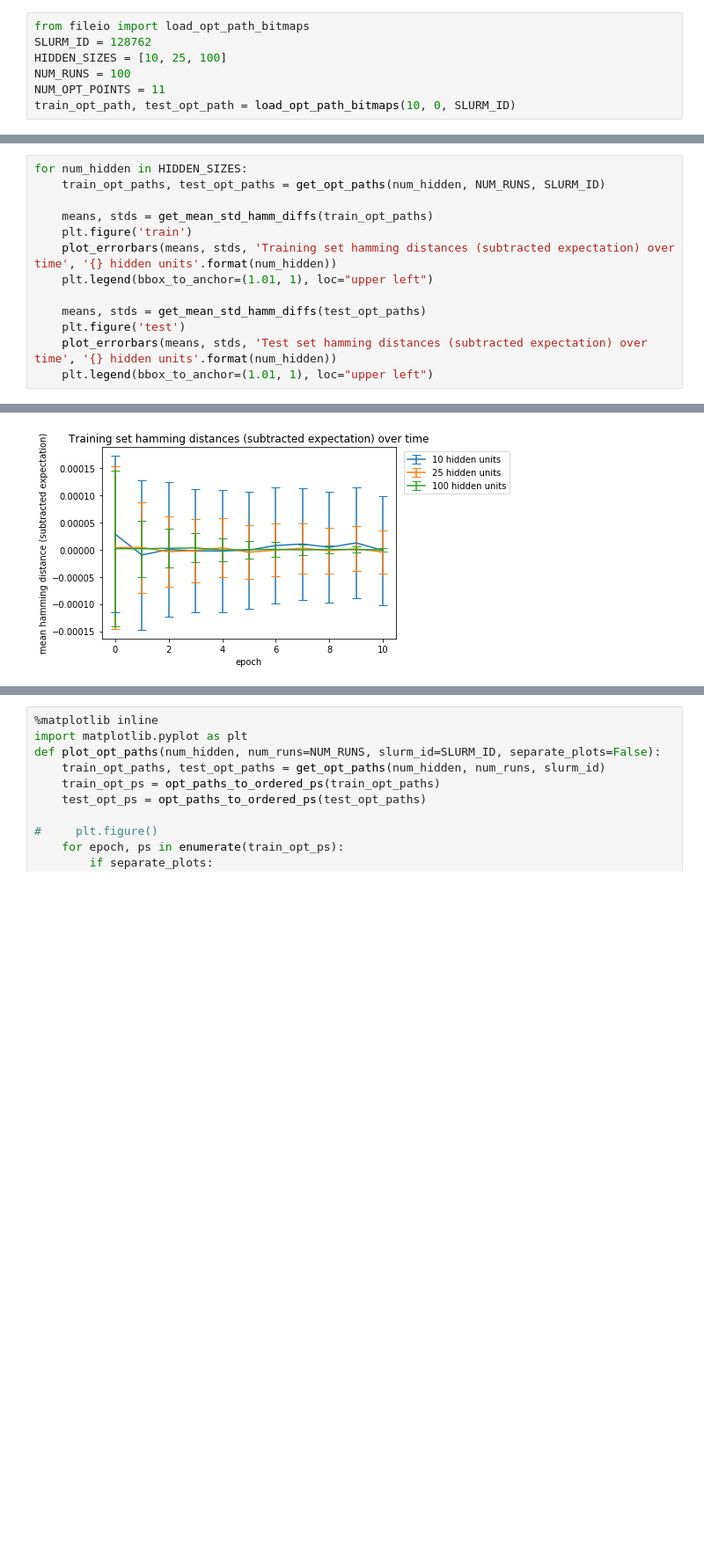
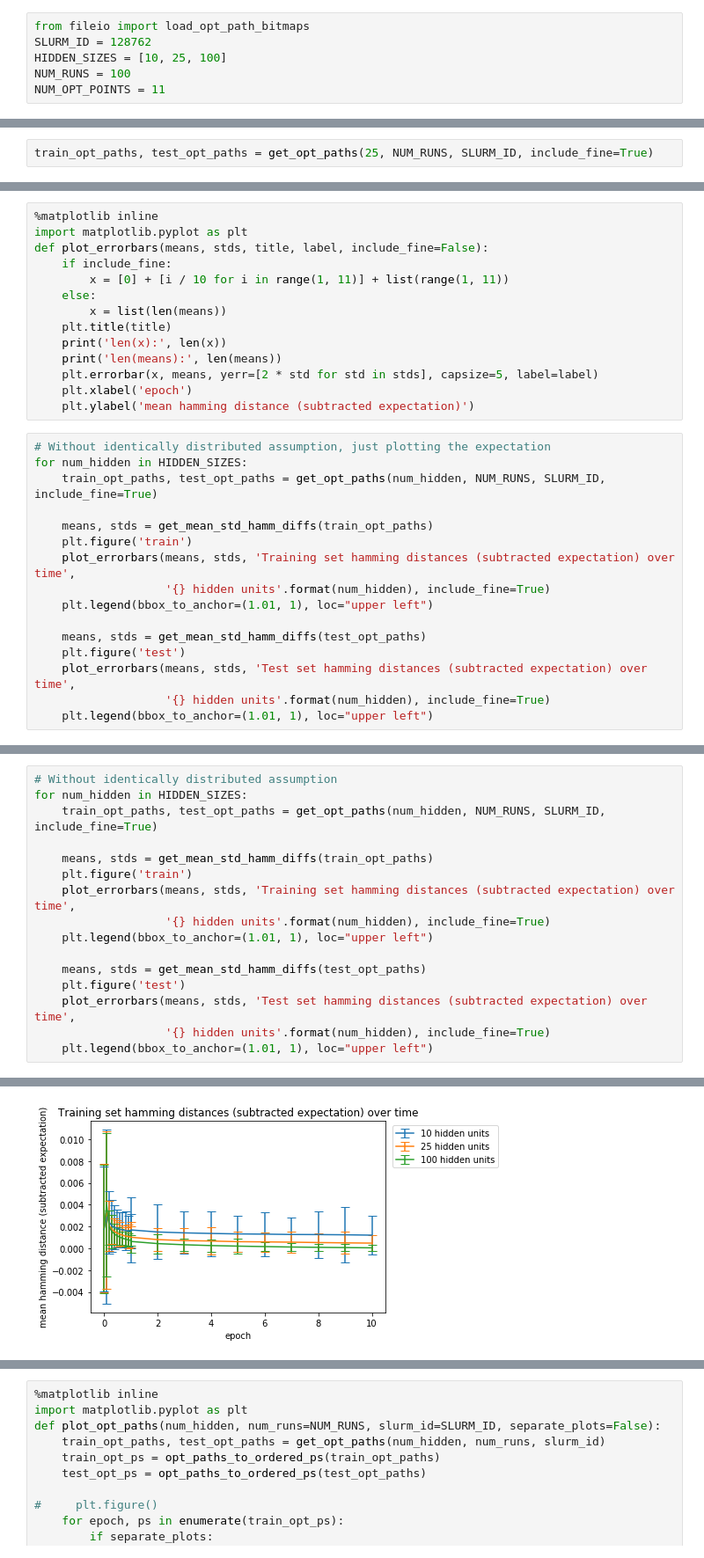
Before and after one commit to bradyneal/Bias-Variance, a Jupyter notebook: path_visuals1.ipynb, the cells around one changed output, grey strips where cells are left out. Shown at 88% size. Drawn from its saved outputs; the diff is of its cells as text; blank space fills up the shorter version.

Commit message:
Update path visualizations notebook

```diff
--- a/path_visuals1.ipynb
+++ b/path_visuals1.ipynb
@@ -4,5 +4,4 @@ SLURM_ID = 128762
 HIDDEN_SIZES = [10, 25, 100]
 NUM_RUNS = 100
 NUM_OPT_POINTS = 11
-train_opt_path, test_opt_path = load_opt_path_bitmaps(10, 0, SLURM_ID)
 # %%
@@ -20,0 +45,2 @@ def get_opt_paths(num_hidden, num_runs, slurm_job):
+# %%
+train_opt_paths, test_opt_paths = get_opt_paths(25, NUM_RUNS, SLURM_ID, include_fine=True)
@@ -20,0 +64,30 @@ def get_opt_paths(num_hidden, num_runs, slurm_job):
+# %%
+%matplotlib inline
+import matplotlib.pyplot as plt
+def plot_errorbars(means, stds, title, label, include_fine=False):
+    if include_fine:
+        x = [0] + [i / 10 for i in range(1, 11)] + list(range(1, 11))
+    else:
+        x = list(len(means))
+    plt.title(title)
+    print('len(x):', len(x))
+    print('len(means):', len(means))
+    plt.errorbar(x, means, yerr=[2 * std for std in stds], capsize=5, label=label)
+    plt.xlabel('epoch')
+    plt.ylabel('mean hamming distance (subtracted expectation)')
+# %%
+# Without identically distributed assumption, just plotting the expectation
+for num_hidden in HIDDEN_SIZES:
+    train_opt_paths, test_opt_paths = get_opt_paths(num_hidden, NUM_RUNS, SLURM_ID, include_fine=True)
+
+    means, stds = get_mean_std_hamm_diffs(train_opt_paths)
+    plt.figure('train')
+    plot_errorbars(means, stds, 'Training set hamming distances (subtracted expectation) over time',
+                   '{} hidden units'.format(num_hidden), include_fine=True)
+    plt.legend(bbox_to_anchor=(1.01, 1), loc="upper left")
+
+    means, stds = get_mean_std_hamm_diffs(test_opt_paths)
+    plt.figure('test')
+    plot_errorbars(means, stds, 'Test set hamming distances (subtracted expectation) over time',
+                   '{} hidden units'.format(num_hidden), include_fine=True)
+    plt.legend(bbox_to_anchor=(1.01, 1), loc="upper left")
@@ -21,14 +109,17 @@ def get_opt_paths(num_hidden, num_runs, slurm_job):
 # %%
+# Without identically distributed assumption
 for num_hidden in HIDDEN_SIZES:
-    train_opt_paths, test_opt_paths = get_opt_paths(num_hidden, NUM_RUNS, SLURM_ID)
+    train_opt_paths, test_opt_paths = get_opt_paths(num_hidden, NUM_RUNS, SLURM_ID, include_fine=True)
 
     means, stds = get_mean_std_hamm_diffs(train_opt_paths)
     plt.figure('train')
-    plot_errorbars(means, stds, 'Training set hamming distances (subtracted expectation) over time', '{} hidden units'.format(num_hidden))
+    plot_errorbars(means, stds, 'Training set hamming distances (subtracted expectation) over time',
+                   '{} hidden units'.format(num_hidden), include_fine=True)
     plt.legend(bbox_to_anchor=(1.01, 1), loc="upper left")
 
     means, stds = get_mean_std_hamm_diffs(test_opt_paths)
     plt.figure('test')
-    plot_errorbars(means, stds, 'Test set hamming distances (subtracted expectation) over time', '{} hidden units'.format(num_hidden))
+    plot_errorbars(means, stds, 'Test set hamming distances (subtracted expectation) over time',
+                   '{} hidden units'.format(num_hidden), include_fine=True)
     plt.legend(bbox_to_anchor=(1.01, 1), loc="upper left")
 # %% [output]
@@ -35 +138 @@ for num_hidden in HIDDEN_SIZES:
-[figure, old version]
+[figure, new version]
```
Also changed, not shown: parts of 13 cells of this notebook.
